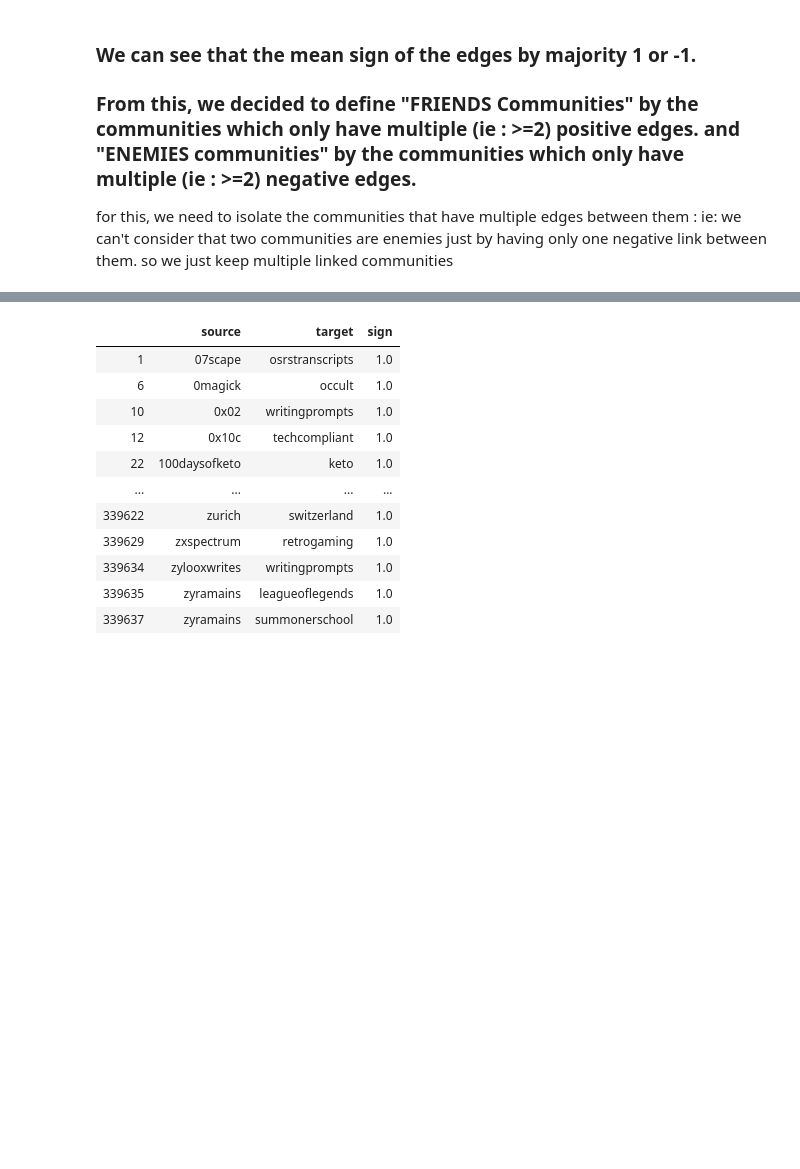
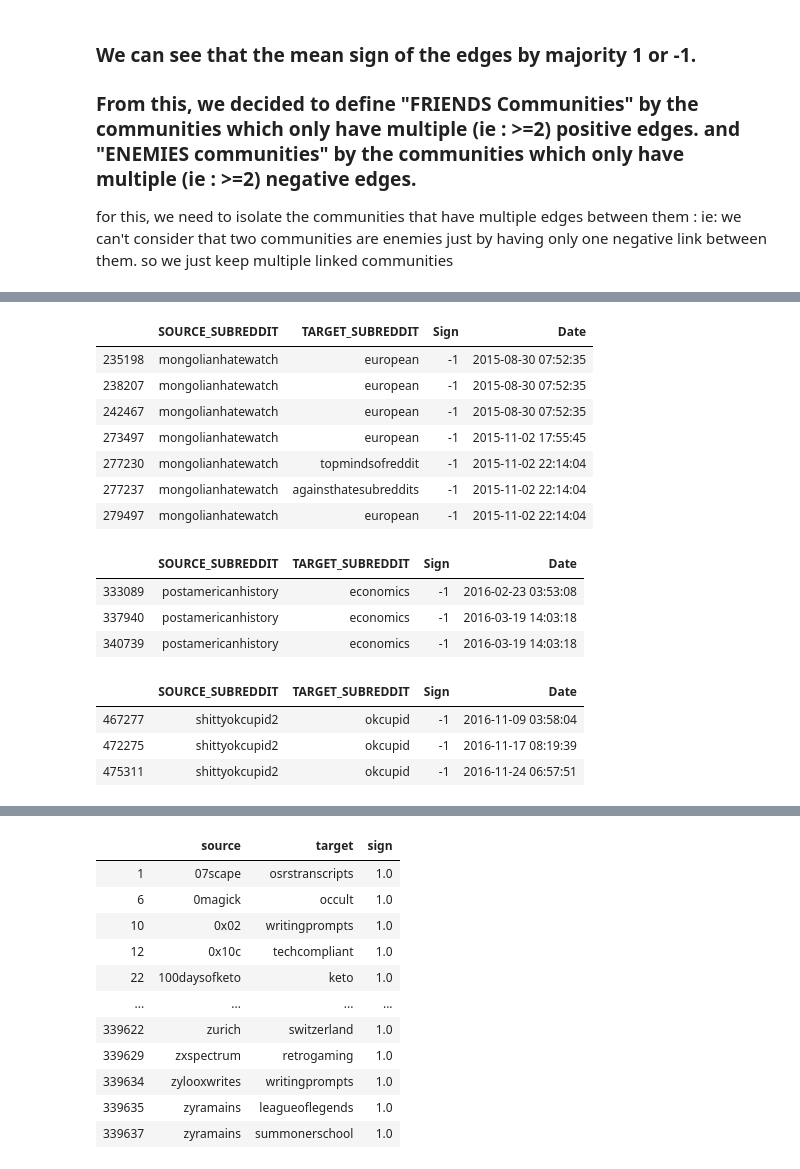
Before and after one commit to epfl-ada/ada-2020-project-milestone-p3-p3_wara9i, a Jupyter notebook: creative_extension.ipynb, the cells around one changed output, grey strips where cells are left out. Cells and saved outputs as stored; diff of their text form; code cells hidden in the pictures; blank space fills up the shorter version.

```diff
--- a/creative_extension.ipynb
+++ b/creative_extension.ipynb
@@ -324,0 +343,25 @@ enemies_df
+# %%
+Data[Data.SOURCE_SUBREDDIT=="mongolianhatewatch"]
+# %% [output]
+|  | SOURCE_SUBREDDIT | TARGET_SUBREDDIT | Sign | Date |
+| 235198 | mongolianhatewatch | european | -1 | 2015-08-30 07:52:35 |
+| 238207 | mongolianhatewatch | european | -1 | 2015-08-30 07:52:35 |
+| 242467 | mongolianhatewatch | european | -1 | 2015-08-30 07:52:35 |
+| 273497 | mongolianhatewatch | european | -1 | 2015-11-02 17:55:45 |
+| 277230 | mongolianhatewatch | topmindsofreddit | -1 | 2015-11-02 22:14:04 |
+| 277237 | mongolianhatewatch | againsthatesubreddits | -1 | 2015-11-02 22:14:04 |
+| 279497 | mongolianhatewatch | european | -1 | 2015-11-02 22:14:04 |
+# %%
+Data[Data.SOURCE_SUBREDDIT=="postamericanhistory"]
+# %% [output]
+|  | SOURCE_SUBREDDIT | TARGET_SUBREDDIT | Sign | Date |
+| 333089 | postamericanhistory | economics | -1 | 2016-02-23 03:53:08 |
+| 337940 | postamericanhistory | economics | -1 | 2016-03-19 14:03:18 |
+| 340739 | postamericanhistory | economics | -1 | 2016-03-19 14:03:18 |
+# %%
+Data[Data.SOURCE_SUBREDDIT=="shittyokcupid2"]
+# %% [output]
+|  | SOURCE_SUBREDDIT | TARGET_SUBREDDIT | Sign | Date |
+| 467277 | shittyokcupid2 | okcupid | -1 | 2016-11-09 03:58:04 |
+| 472275 | shittyokcupid2 | okcupid | -1 | 2016-11-17 08:19:39 |
+| 475311 | shittyokcupid2 | okcupid | -1 | 2016-11-24 06:57:51 |
```
Also changed, not shown: parts of 8 cells of this notebook, 6 other files.
